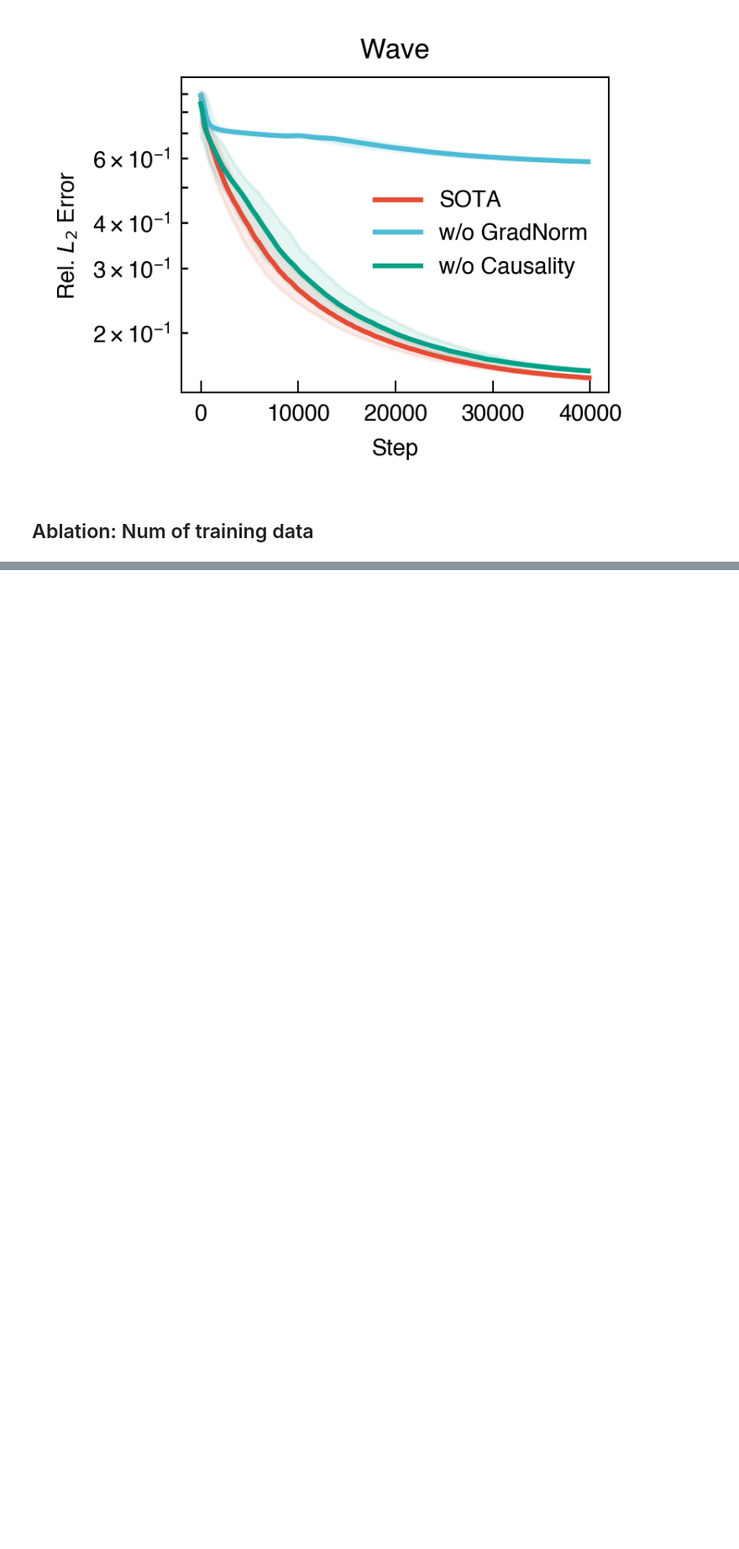
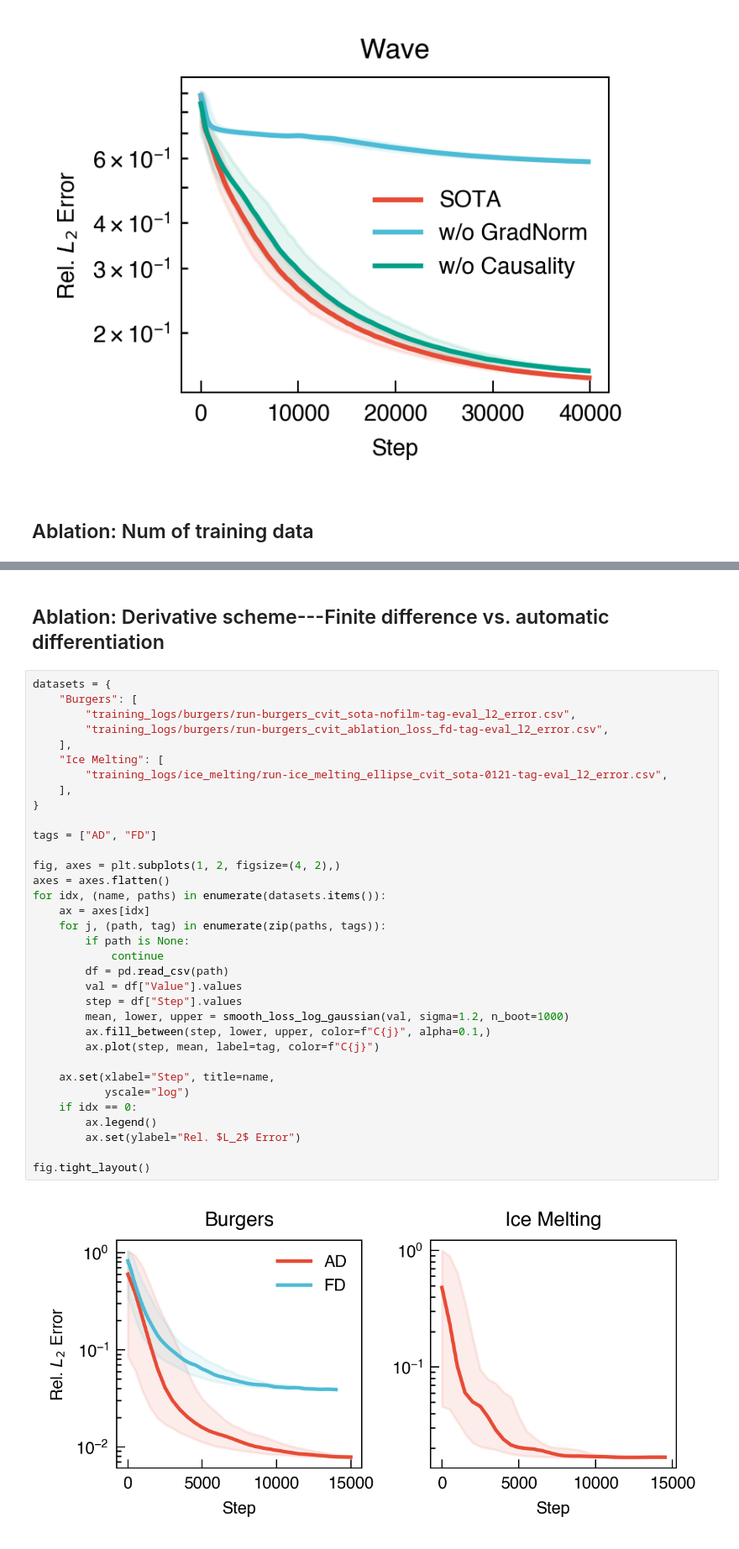
Before and after one commit to NanxiiChen/PI-CViT, a Jupyter notebook: eval.ipynb, the cells around one changed output, grey strips where cells are left out. Shown at 84% size. Drawn from its saved outputs; the diff is of its cells as text; blank space fills up the shorter version.

Commit message:
Update ablation results

```diff
--- a/eval.ipynb
+++ b/eval.ipynb
@@ -465,0 +463,38 @@ ax.set(xlabel="Step", title="Shallow Water",
+# %% [markdown]
+## Ablation: Derivative scheme---Finite difference vs. automatic differentiation
+# %%
+datasets = {
+    "Burgers": [
+        "training_logs/burgers/run-burgers_cvit_sota-nofilm-tag-eval_l2_error.csv",
+        "training_logs/burgers/run-burgers_cvit_ablation_loss_fd-tag-eval_l2_error.csv",
+    ],
+    "Ice Melting": [
+        "training_logs/ice_melting/run-ice_melting_ellipse_cvit_sota-0121-tag-eval_l2_error.csv",
+    ],
+}
+
+tags = ["AD", "FD"]
+
+fig, axes = plt.subplots(1, 2, figsize=(4, 2),)
+axes = axes.flatten()
+for idx, (name, paths) in enumerate(datasets.items()):
+    ax = axes[idx]
+    for j, (path, tag) in enumerate(zip(paths, tags)):
+        if path is None:
+            continue
+        df = pd.read_csv(path)
+        val = df["Value"].values
+        step = df["Step"].values
+        mean, lower, upper = smooth_loss_log_gaussian(val, sigma=1.2, n_boot=1000)
+        ax.fill_between(step, lower, upper, color=f"C{j}", alpha=0.1,)
+        ax.plot(step, mean, label=tag, color=f"C{j}")
+
+    ax.set(xlabel="Step", title=name,
+           yscale="log")
+    if idx == 0:
+        ax.legend()
+        ax.set(ylabel="Rel. $L_2$ Error")
+
+fig.tight_layout()
+# %% [output]
+[figure, added]
```
Also changed, not shown: parts of 2 cells of this notebook, 1 other file.
